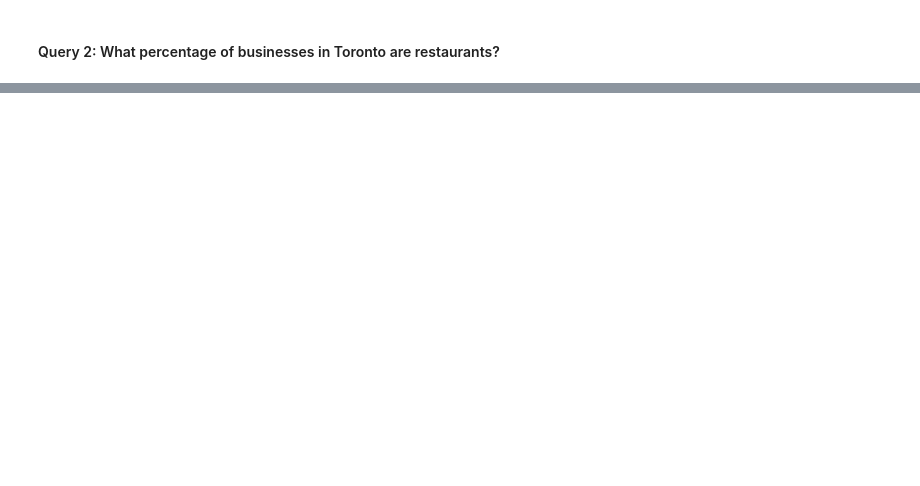
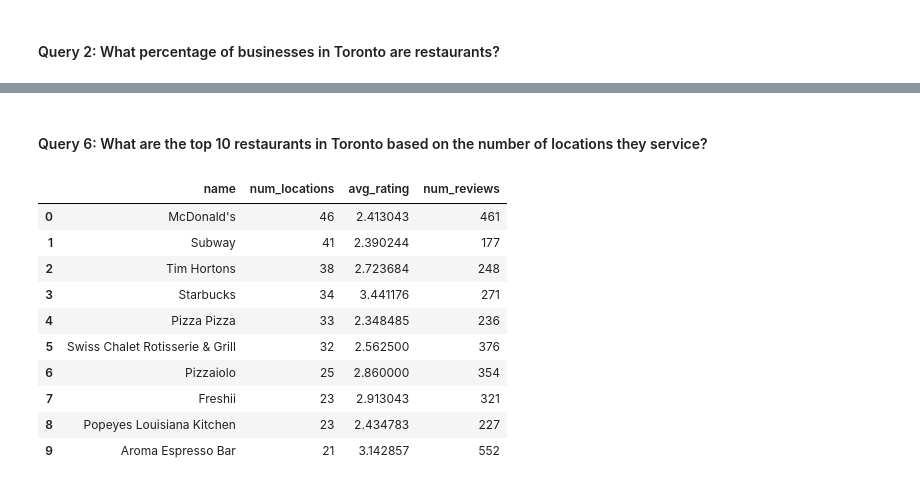
Before and after one commit to neo4j-contrib/neo4j-data-science-yelp, a Jupyter notebook: notebooks/neo4j_yelp_01_EDA.ipynb, the cells around one changed output, grey strips where cells are left out. Cells and saved outputs as stored; diff of their text form; code cells hidden in the pictures; blank space fills up the shorter version.

```diff
--- a/notebooks/neo4j_yelp_01_EDA.ipynb
+++ b/notebooks/neo4j_yelp_01_EDA.ipynb
@@ -592,0 +220,14 @@ NOTE: RESERVING CATEGORY-RELATED QUERIES FOR THE NEXT MODULE OR SNEAK PEEK TO IT
+# %%
+ex2 = """
+      MATCH (b:Business)-[:IN_CITY]->(c:City {name:'Toronto'}),
+            (b)-[:IN_CATEGORY]->(cat:Category {name:'Restaurants'})
+      RETURN b.name as name, b.avg_rating as avg_rating, b.num_reviews as num_reviews
+      ORDER BY b.avg_rating DESC
+      LIMIT 10
+      """
+
+with driver.session() as session:
+    result_ex2 = session.run(ex2)
+
+top_restaurants = pd.DataFrame([dict(record) for record in result_ex2])
+display(top_restaurants[['name','avg_rating','num_reviews']])
@@ -592,0 +252,15 @@ NOTE: RESERVING CATEGORY-RELATED QUERIES FOR THE NEXT MODULE OR SNEAK PEEK TO IT
+# %%
+query5 = """
+         MATCH (b:Business)-[:IN_CITY]->(c:City {name:'Toronto'}),
+               (b)-[:IN_CATEGORY]->(cat:Category {name:'Restaurants'})
+         WHERE b.avg_rating >= 4
+         RETURN b.name as name, b.avg_rating as avg_rating, b.num_reviews as num_reviews
+         ORDER BY b.num_reviews DESC, b.avg_rating DESC
+         LIMIT 10
+         """
+
+with driver.session() as session:
+    result5 = session.run(query5)
+
+top_reviewed_restaurants = pd.DataFrame([dict(record) for record in result5])
+display(top_reviewed_restaurants[['name','avg_rating','num_reviews']])
@@ -592,0 +283,29 @@ NOTE: RESERVING CATEGORY-RELATED QUERIES FOR THE NEXT MODULE OR SNEAK PEEK TO IT
+# %% [markdown]
+#### Query 6:  What are the top 10 restaurants in Toronto based on the number of locations they service?
+# %%
+query6 = """
+         MATCH (b:Business)-[:IN_CITY]->(c:City {name:'Toronto'}),
+               (b)-[:IN_CATEGORY]->(cat:Category {name:'Restaurants'})
+         RETURN b.name as name, COUNT(DISTINCT(b.id)) as num_locations,
+                AVG(b.avg_rating) as avg_rating, SUM(b.num_reviews) as num_reviews
+         ORDER BY num_locations DESC
+         LIMIT 10
+         """
+
+with driver.session() as session:
+    result6 = session.run(query6)
+
+top_chains = pd.DataFrame([dict(record) for record in result6])
+display(top_chains[['name','num_locations','avg_rating','num_reviews']])
+# %% [output]
+|  | name | num_locations | avg_rating | num_reviews |
+| 0 | McDonald's | 46 | 2.413043 | 461 |
+| 1 | Subway | 41 | 2.390244 | 177 |
+| 2 | Tim Hortons | 38 | 2.723684 | 248 |
+| 3 | Starbucks | 34 | 3.441176 | 271 |
+| 4 | Pizza Pizza | 33 | 2.348485 | 236 |
+| 5 | Swiss Chalet Rotisserie & Grill | 32 | 2.562500 | 376 |
+| 6 | Pizzaiolo | 25 | 2.860000 | 354 |
+| 7 | Freshii | 23 | 2.913043 | 321 |
+| 8 | Popeyes Louisiana Kitchen | 23 | 2.434783 | 227 |
+| 9 | Aroma Espresso Bar | 21 | 3.142857 | 552 |
```
Also changed, not shown: parts of 94 cells of this notebook.
